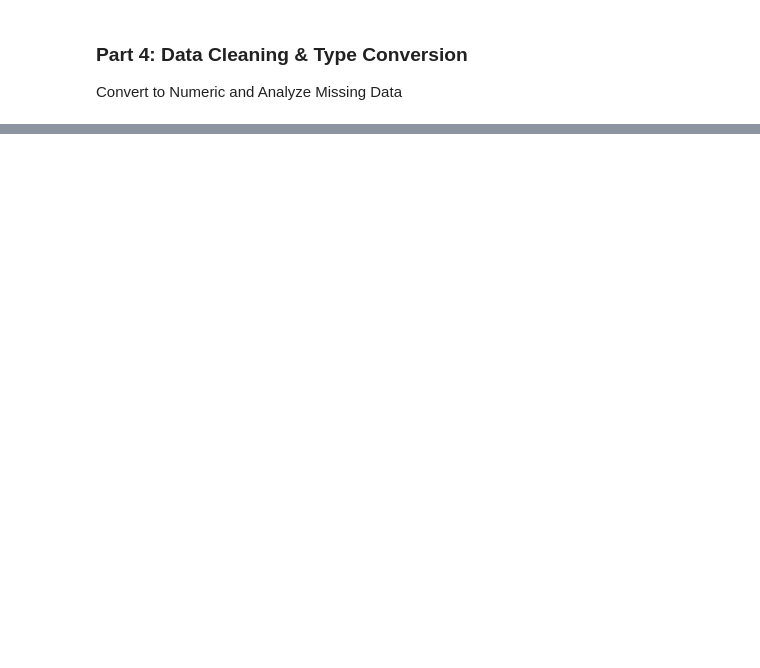
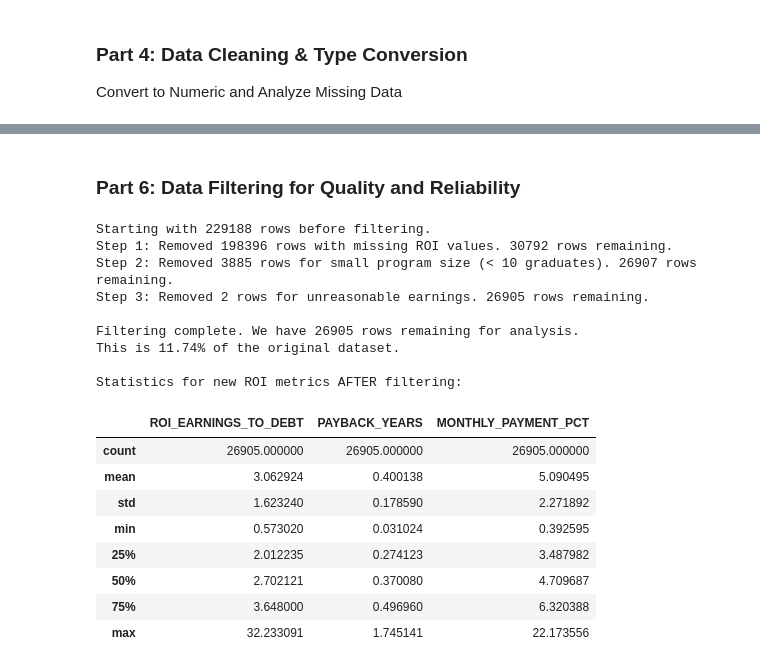
Before and after one commit to SophiaYifei/college-scorecard-roi-storytelling, a Jupyter notebook: notebooks/01_preprocess.ipynb, the cells around one changed output, grey strips where cells are left out. Cells and saved outputs as stored; diff of their text form; code cells hidden in the pictures; blank space fills up the shorter version.

```diff
--- a/notebooks/01_preprocess.ipynb
+++ b/notebooks/01_preprocess.ipynb
@@ -935,0 +224,57 @@ Index(['UNITID', 'OPEID', 'OPEID6', 'INSTNM', 'CITY', 'STABBR', 'ZIP',
+# %% [markdown]
+### Part 6: Data Filtering for Quality and Reliability
+# %%
+df_filtered = df_roi.copy()
+
+# Record the initial number of rows to observe the effect of our filters.
+initial_rows = len(df_filtered)
+print(f"Starting with {initial_rows} rows before filtering.")
+
+# Filter 1: Remove rows where core metrics are NaN.
+# We keep only the rows where ROI was successfully calculated.
+rows_before_filter1 = len(df_filtered)
+df_filtered = df_filtered.dropna(subset=['ROI_EARNINGS_TO_DEBT'])
+rows_after_filter1 = len(df_filtered)
+print(f"Step 1: Removed {rows_before_filter1 - rows_after_filter1} rows with missing ROI values. {rows_after_filter1} rows remaining.")
+
+# Filter 2: Remove programs with too few graduates (small sample size, unreliable results).
+# We require a program to have at least 10 graduates.
+rows_before_filter2 = len(df_filtered)
+df_filtered = df_filtered[df_filtered['IPEDSCOUNT2'] >= 10]
+rows_after_filter2 = len(df_filtered)
+print(f"Step 2: Removed {rows_before_filter2 - rows_after_filter2} rows for small program size (< 10 graduates). {rows_after_filter2} rows remaining.")
+
+# Filter 3: Remove extreme values for earnings and debt (unreasonable data).
+# Here, we assume annual earnings below $10k or above $500k are outliers.
+rows_before_filter3 = len(df_filtered)
+df_filtered = df_filtered[df_filtered['EARN_MDN_5YR'].between(10000, 500000)]
+rows_after_filter3 = len(df_filtered)
+print(f"Step 3: Removed {rows_before_filter3 - rows_after_filter3} rows for unreasonable earnings. {rows_after_filter3} rows remaining.")
+
+# Print the final number of rows remaining and the proportion.
+final_rows = len(df_filtered)
+print(f"\nFiltering complete. We have {final_rows} rows remaining for analysis.")
+print(f"This is { (final_rows / initial_rows * 100):.2f}% of the original dataset.")
+
+# Finally, let's review the statistics of our cleaned data.
+print("\nStatistics for new ROI metrics AFTER filtering:")
+display(df_filtered[['ROI_EARNINGS_TO_DEBT', 'PAYBACK_YEARS', 'MONTHLY_PAYMENT_PCT']].describe())
+# %% [output]
+Starting with 229188 rows before filtering.
+Step 1: Removed 198396 rows with missing ROI values. 30792 rows remaining.
+Step 2: Removed 3885 rows for small program size (< 10 graduates). 26907 rows remaining.
+Step 3: Removed 2 rows for unreasonable earnings. 26905 rows remaining.
+
+Filtering complete. We have 26905 rows remaining for analysis.
+This is 11.74% of the original dataset.
+
+Statistics for new ROI metrics AFTER filtering:
+|  | ROI_EARNINGS_TO_DEBT | PAYBACK_YEARS | MONTHLY_PAYMENT_PCT |
+| count | 26905.000000 | 26905.000000 | 26905.000000 |
+| mean | 3.062924 | 0.400138 | 5.090495 |
+| std | 1.623240 | 0.178590 | 2.271892 |
+| min | 0.573020 | 0.031024 | 0.392595 |
+| 25% | 2.012235 | 0.274123 | 3.487982 |
+| 50% | 2.702121 | 0.370080 | 4.709687 |
+| 75% | 3.648000 | 0.496960 | 6.320388 |
+| max | 32.233091 | 1.745141 | 22.173556 |
```
Also changed, not shown: parts of 25 cells of this notebook, 2 other files.
